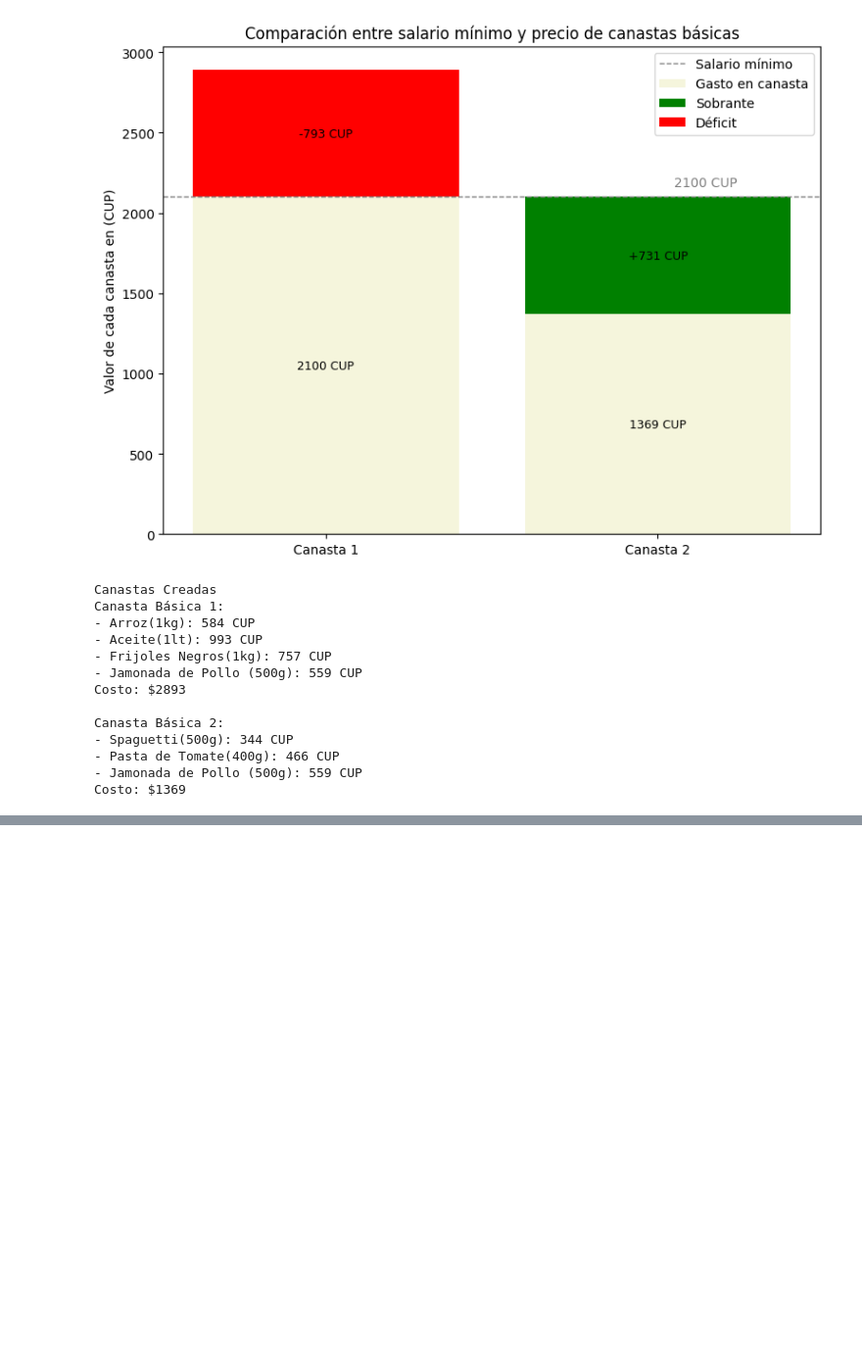
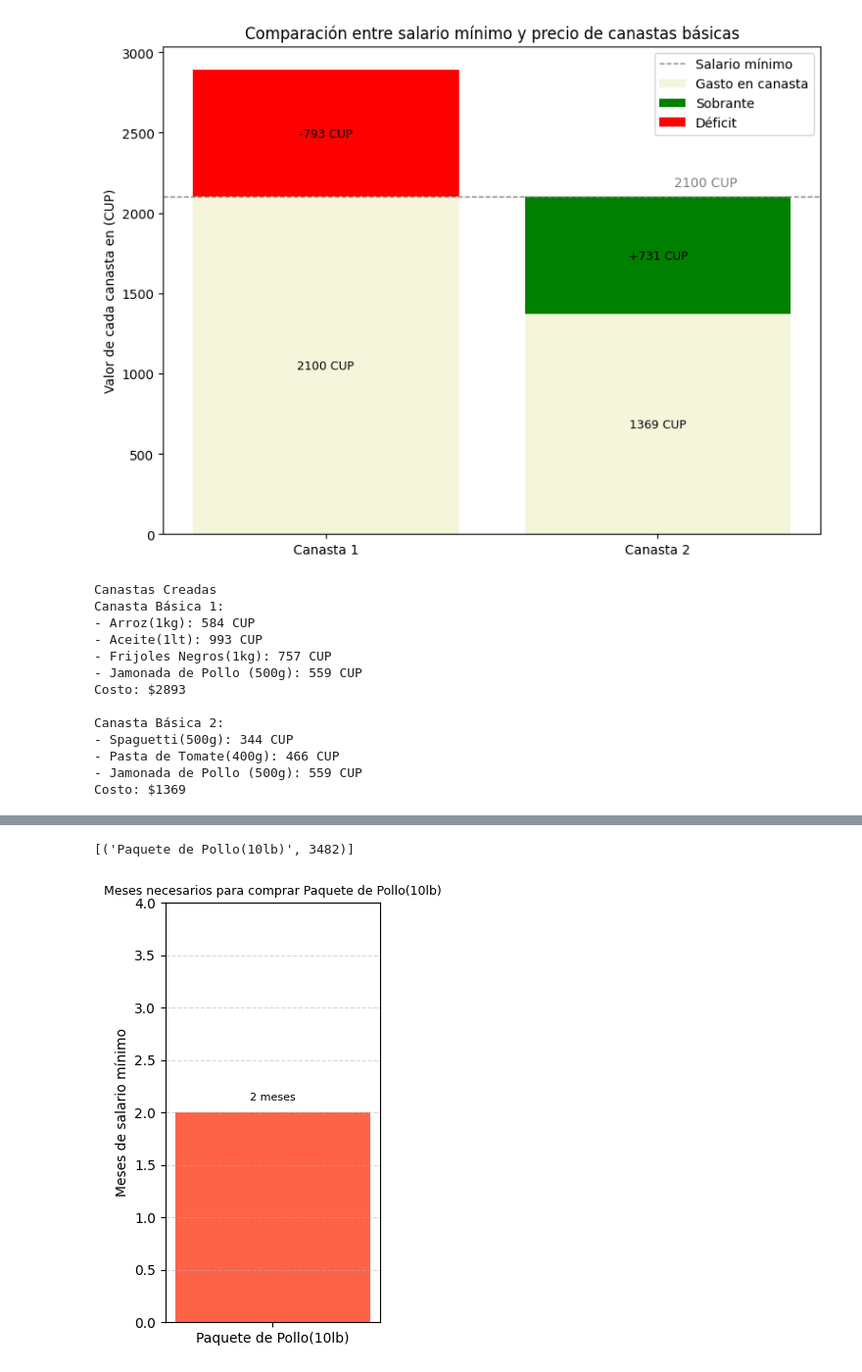
Before and after one commit to WilliamTMC/Proyecto45, a Jupyter notebook: analizando varios productos.ipynb, the cells around one changed output, grey strips where cells are left out. Shown at 98% size. Drawn from its saved outputs; the diff is of its cells as text; code cells hidden in the pictures; blank space fills up the shorter version.

```diff
--- a/analizando varios productos.ipynb
+++ b/analizando varios productos.ipynb
@@ -579,0 +625,33 @@ Costo: $1369
+# %%
+import matplotlib.pyplot as plt
+productos_con_precios #diccionario con productos y precios
+salario #Salario minimo de una persona
+producto_a_analizar = []#Lista para guardar el producto a analizar
+guardar_producto_lista(promedios_de_productos,"Paquete de Pollo(10lb)",producto_a_analizar)#llamamos a la funcion para buscar el producto en el diccionario de los productos con los precios
+print(producto_a_analizar)
+
+# Datos
+salario
+precio_producto = producto_a_analizar[0][1]
+producto = producto_a_analizar[0][0]
+
+# Cálculo de meses necesarios (redondeado hacia arriba)
+meses_necesarios = round(precio_producto / salario)
+
+# Crear gráfico
+plt.figure(figsize=(3,5))
+barra = plt.bar([producto], [meses_necesarios], color='tomato')
+
+# Etiqueta encima de la barra
+plt.text(0, meses_necesarios + 0.1, f"{meses_necesarios} meses", ha='center', va='bottom', fontsize=8)
+
+# Personalización
+plt.title(f"Meses necesarios para comprar {producto}",fontsize=9)
+plt.ylabel("Meses de salario mínimo")
+plt.ylim(0, meses_necesarios + 2)
+plt.grid(axis='y', linestyle='--', alpha=0.5)
+plt.tight_layout()
+plt.show()
+# %% [output]
+[('Paquete de Pollo(10lb)', 3482)]
+[figure, added]
```
Also changed, not shown: parts of 9 cells of this notebook, 1 other file.
